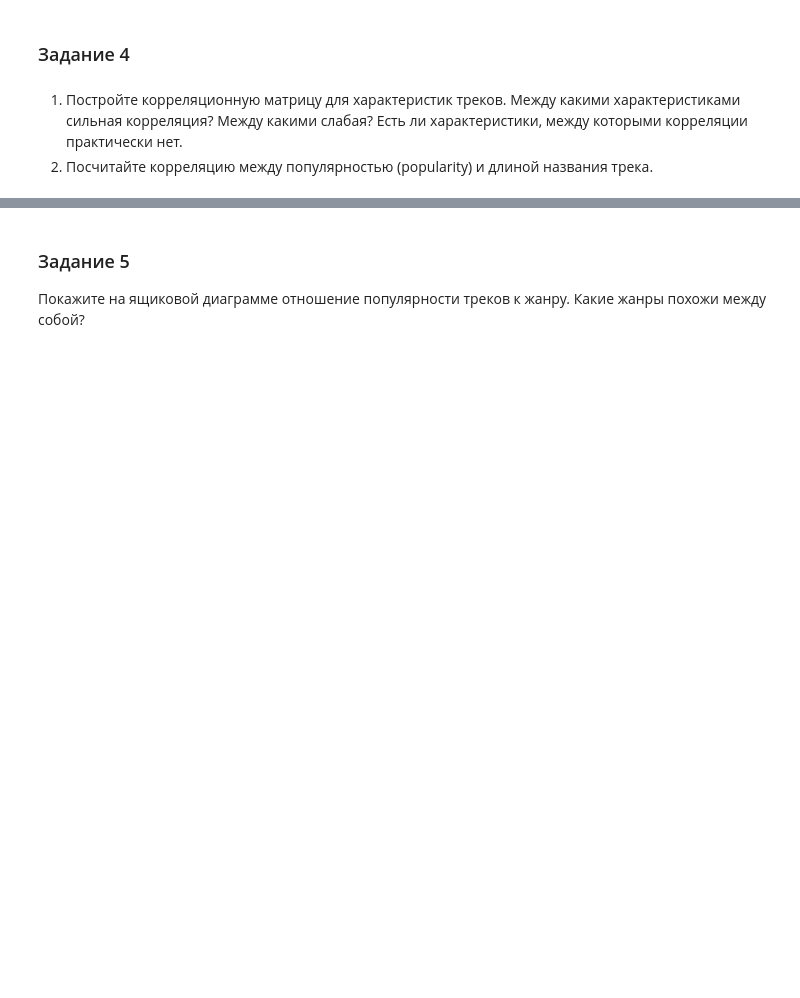
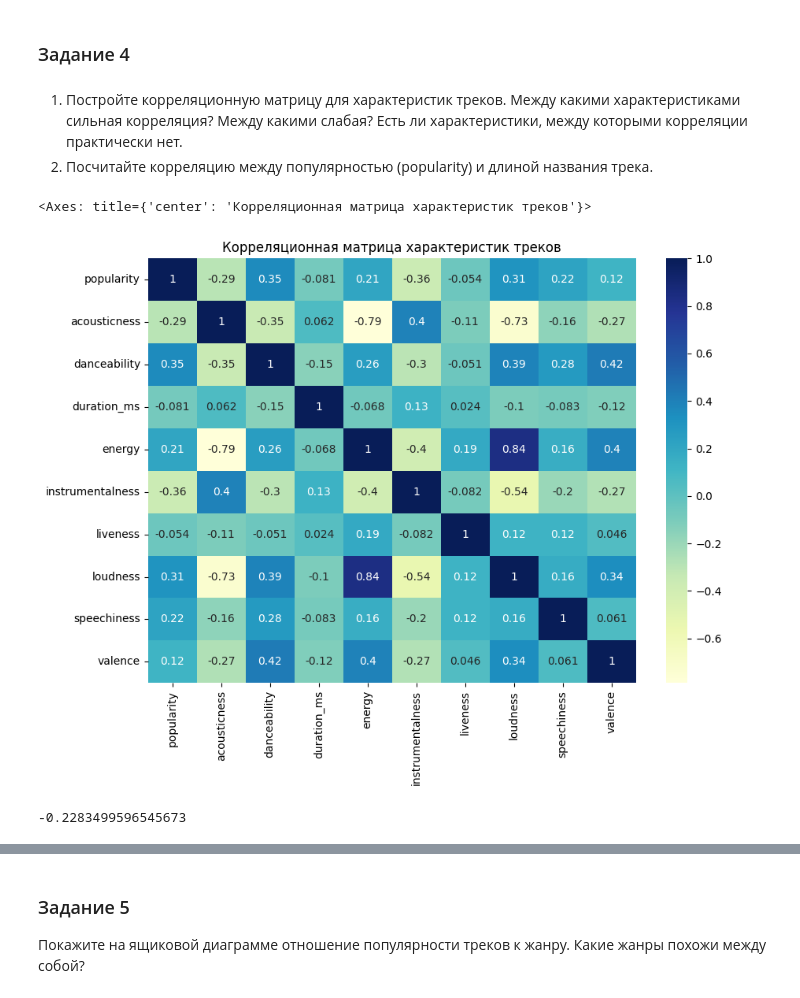
Before and after one commit to daryaami/cs102, a Jupyter notebook: homework08/Практическая_работа_6_22_23.ipynb, the cells around one changed output, grey strips where cells are left out. Cells and saved outputs as stored; diff of their text form; code cells hidden in the pictures; blank space fills up the shorter version.

```diff
--- a/homework08/Практическая_работа_6_22_23.ipynb
+++ b/homework08/Практическая_работа_6_22_23.ipynb
@@ -68,0 +263,8 @@ $\color{red}{\text{Создайте для этой работы отдельн
+# %%
+cor_matrix = data.drop('instance_id', axis=1).corr()
+fig, ax = plt.subplots(figsize=(10, 7))
+plt.title('Корреляционная матрица характеристик треков')
+sns.heatmap(data=cor_matrix, annot=True, cmap="YlGnBu")
+# %% [output]
+<Axes: title={'center': 'Корреляционная матрица характеристик треков'}>
+[figure, added]
@@ -68,0 +273,4 @@ $\color{red}{\text{Создайте для этой работы отдельн
+# %%
+data.reset_index()['popularity'].corr(name_lengths)
+# %% [output]
+-0.2283499596545673
```
Also changed, not shown: parts of 49 cells of this notebook.
